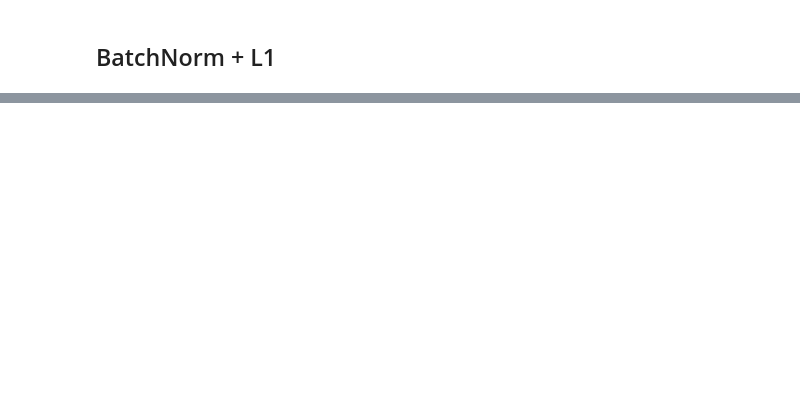
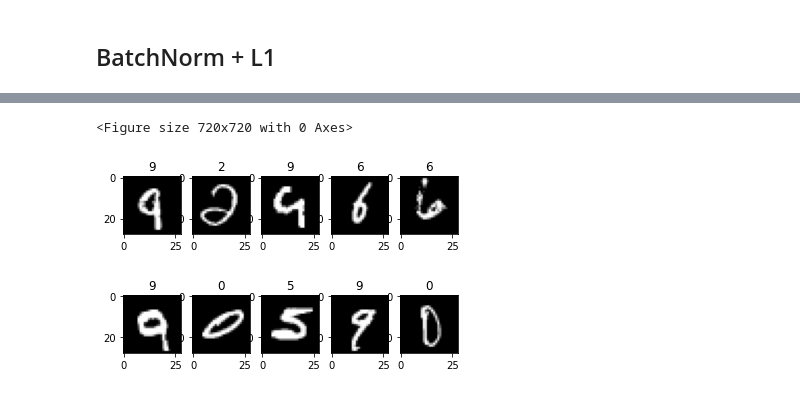
Before and after one commit to gremlin97/EVA-8, a Jupyter notebook: S5_Norm/EVA3_S5.ipynb, the cells around one changed output, grey strips where cells are left out. Saved outputs shown, nothing was run; the diff lists cells and outputs as text; code cells hidden in the pictures; blank space fills up the shorter version.

```diff
--- a/S5_Norm/EVA3_S5.ipynb
+++ b/S5_Norm/EVA3_S5.ipynb
@@ -236,3 +354,7 @@ Epoch:  12
+# %%
+inc = []
+pre = []
+plot_arr = []
 # %% [markdown]
 ## BatchNorm + L1
 # %%
@@ -362,3 +477,45 @@ Test set: Average loss: 0.1901, Accuracy: 9420/10000 (94%)
 
 Epoch:  12
 ... (9 outputs left out)
+# %%
+plot_arr = []
+for i in range(len(inc)):
+  plot_arr.append(inc[i].cpu().data.numpy()[0])
+
+
+
+plt.figure(figsize =(10, 10))
+
+# Subplot(r,c) provide the no. of rows and columns
+f, axarr = plt.subplots(2,5)
+
+# Plotting each image as a subplot with the actual target as label
+axarr[0,0].imshow(plot_arr[0],cmap='gray')
+axarr[0, 0].set_title(pre[0].cpu().item())
+axarr[0,1].imshow(plot_arr[1],cmap='gray')
+axarr[0, 1].set_title(pre[1].cpu().item())
+axarr[0,2].imshow(plot_arr[2],cmap='gray')
+axarr[0, 2].set_title(pre[2].cpu().item())
+axarr[0,3].imshow(plot_arr[3],cmap='gray')
+axarr[0, 3].set_title(pre[3].cpu().item())
+axarr[0,4].imshow(plot_arr[4],cmap='gray')
+axarr[0, 4].set_title(pre[4].cpu().item())
+axarr[1,0].imshow(plot_arr[5],cmap='gray')
+axarr[1, 0].set_title(pre[5].cpu().item())
+axarr[1,1].imshow(plot_arr[6],cmap='gray')
+axarr[1, 1].set_title(pre[6].cpu().item())
+axarr[1,2].imshow(plot_arr[7],cmap='gray')
+axarr[1, 2].set_title(pre[7].cpu().item())
+axarr[1,3].imshow(plot_arr[8],cmap='gray')
+axarr[1, 3].set_title(pre[8].cpu().item())
+axarr[1,4].imshow(plot_arr[9],cmap='gray')
+axarr[1, 4].set_title(pre[9].cpu().item())
+
+
+
+inc = []
+pre = []
+plot_arr = []
+# %% [output]
+<Figure size 720x720 with 0 Axes>
+[figure, added]
```
Also changed, not shown: parts of 14 cells of this notebook.
